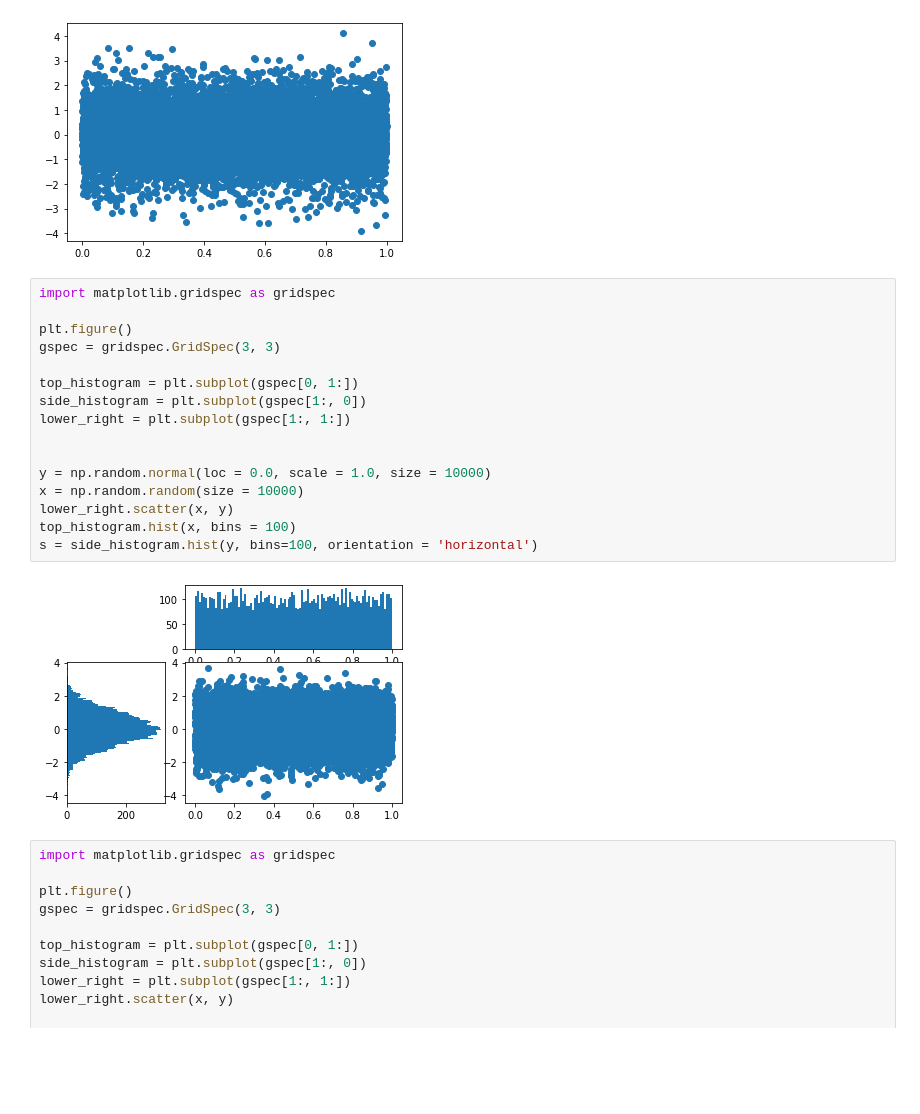
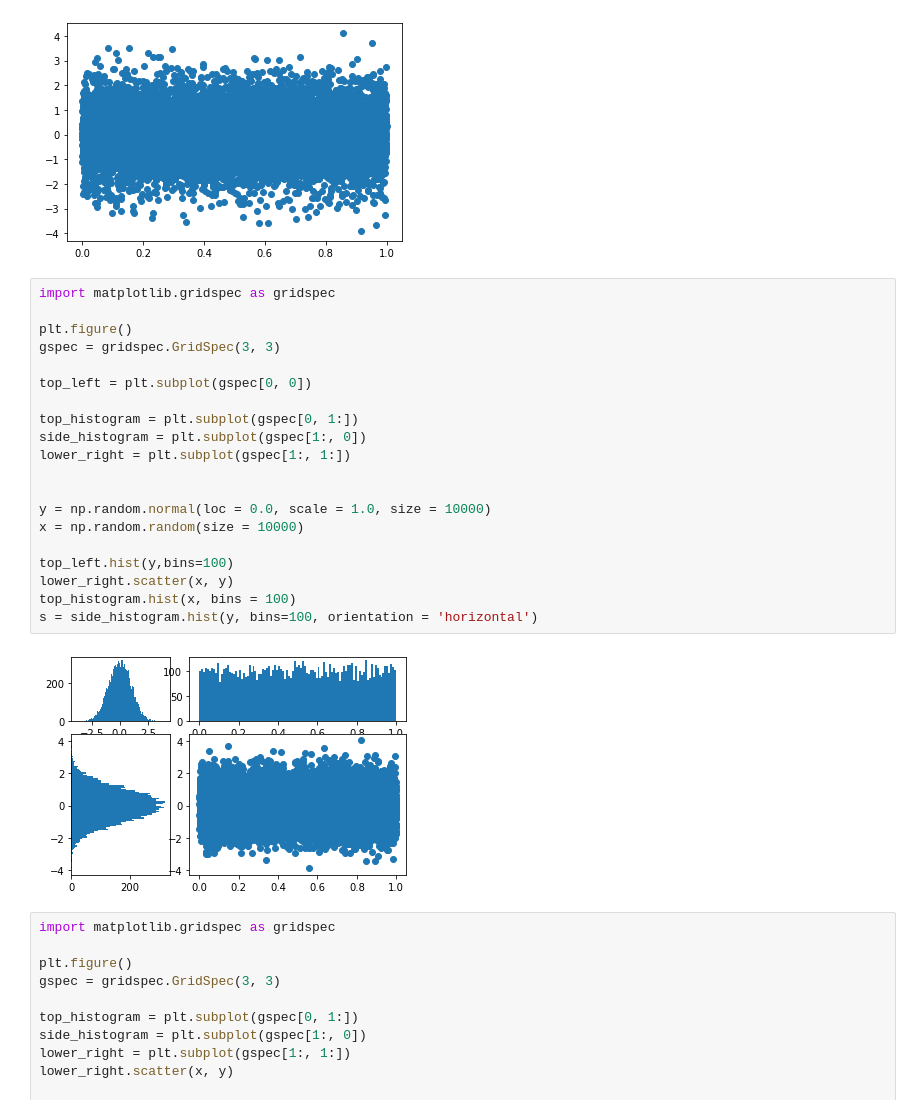
Before and after one commit to prasadprabhu333/coursera-applied-ds, a Jupyter notebook: plotting-charting/week3-class-examples.ipynb, the cells around one changed output. Saved outputs shown, nothing was run; the diff lists cells and outputs as text; blank space fills up the shorter version.

```diff
--- a/plotting-charting/week3-class-examples.ipynb
+++ b/plotting-charting/week3-class-examples.ipynb
@@ -45,21 +45,25 @@ plt.scatter(X, Y)
 # %%
 import matplotlib.gridspec as gridspec
 
 plt.figure()
 gspec = gridspec.GridSpec(3, 3)
+
+top_left = plt.subplot(gspec[0, 0])
 
 top_histogram = plt.subplot(gspec[0, 1:])
 side_histogram = plt.subplot(gspec[1:, 0])
 lower_right = plt.subplot(gspec[1:, 1:])
 
 
 y = np.random.normal(loc = 0.0, scale = 1.0, size = 10000)
 x = np.random.random(size = 10000)
+
+top_left.hist(y,bins=100)
 lower_right.scatter(x, y)
 top_histogram.hist(x, bins = 100)
 s = side_histogram.hist(y, bins=100, orientation = 'horizontal')
 # %% [output]
-[figure, old version]
+[figure, new version]
 # %%
 import matplotlib.gridspec as gridspec
 
```
Also changed, not shown: parts of 8 cells of this notebook, 1 other file.
